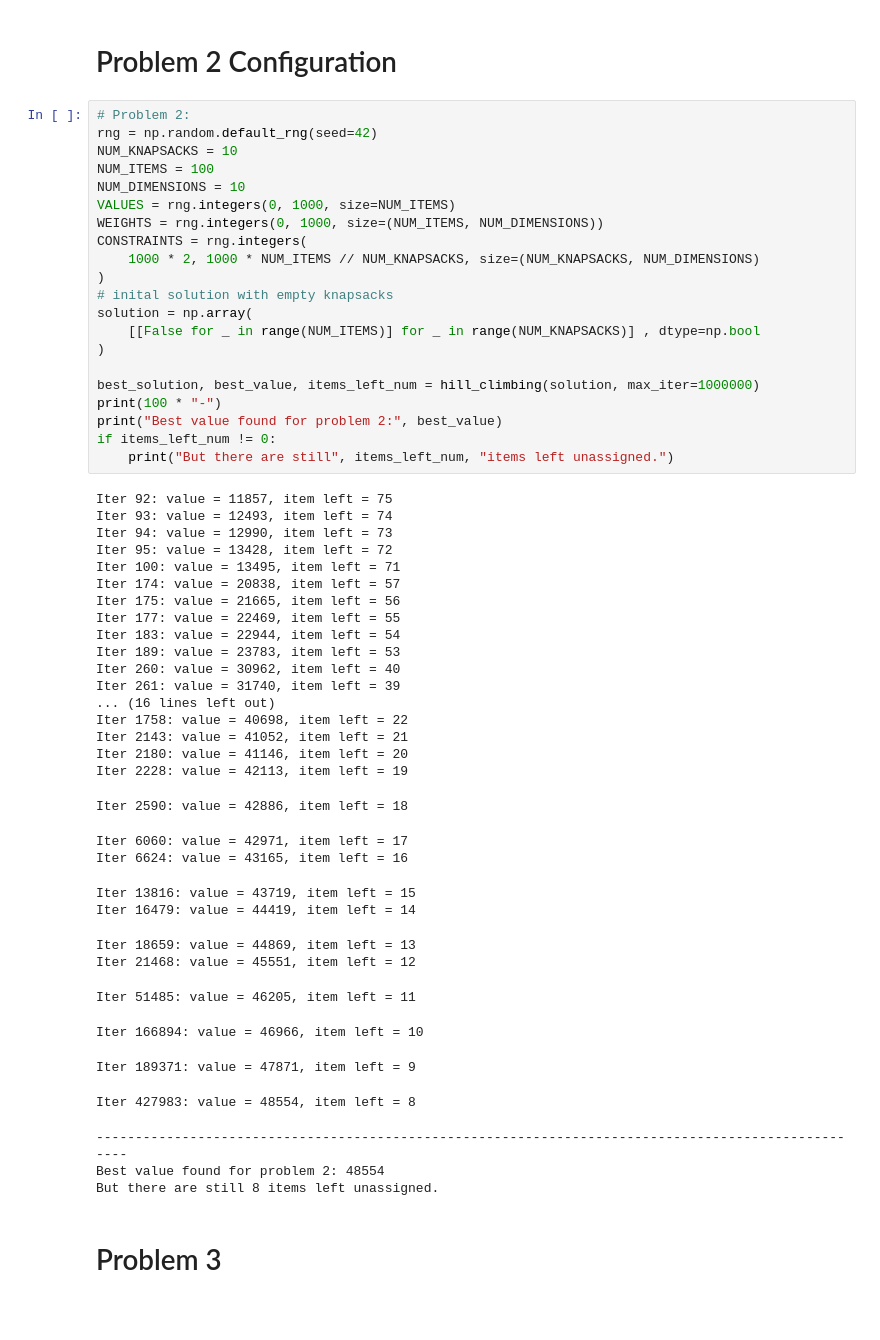
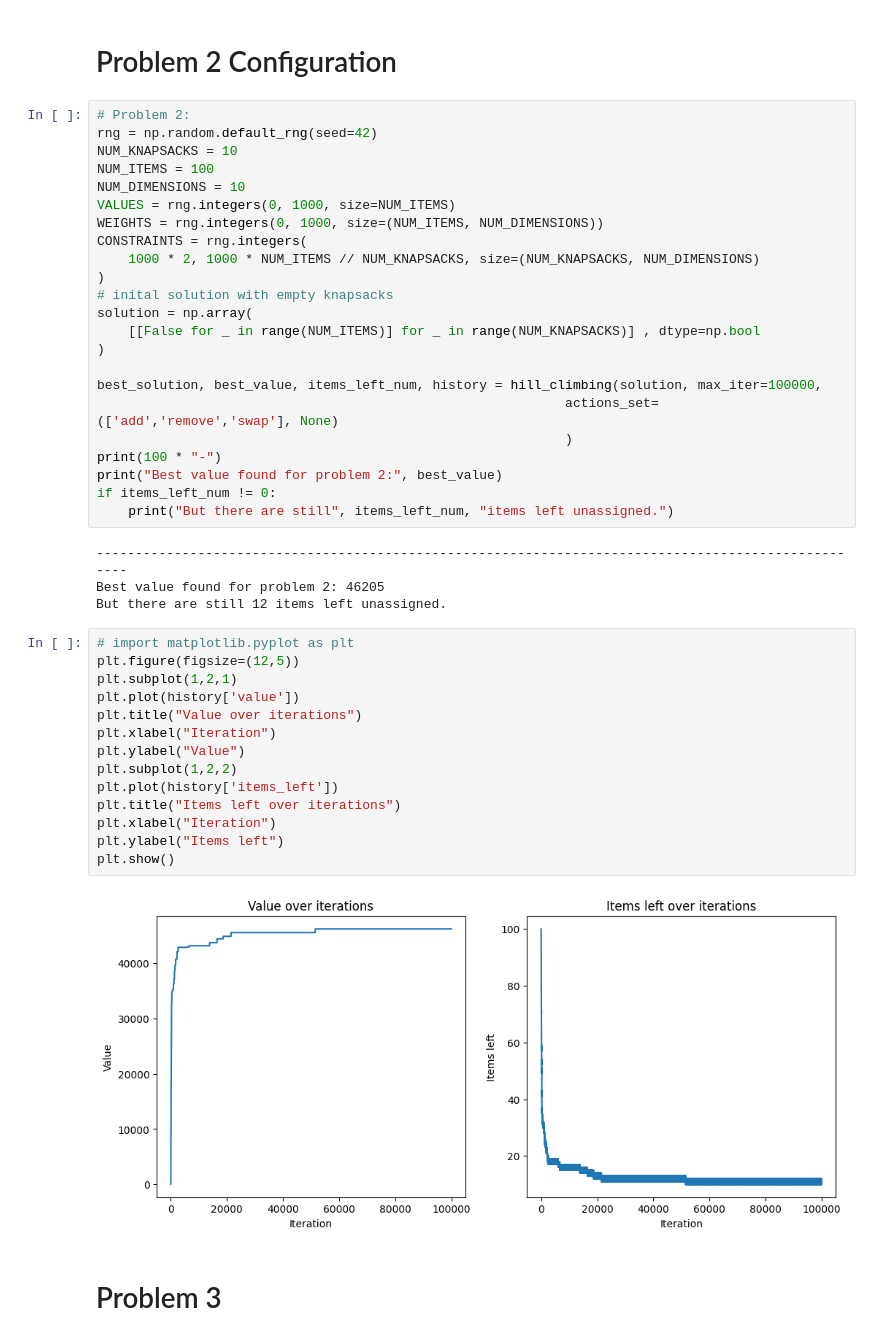
Before and after one commit to MahmoudAMahrous/CI2025_lab1_review_sina, a Jupyter notebook: knapsak.ipynb, the cells around one changed output. Drawn from its saved outputs; the diff is of its cells as text; blank space fills up the shorter version.

```diff
--- a/knapsak.ipynb
+++ b/knapsak.ipynb
@@ -263,43 +246,33 @@ solution = np.array(
     [[False for _ in range(NUM_ITEMS)] for _ in range(NUM_KNAPSACKS)] , dtype=np.bool
 )
 
-best_solution, best_value, items_left_num = hill_climbing(solution, max_iter=1000000)
+best_solution, best_value, items_left_num, history = hill_climbing(solution, max_iter=100000,
+                                                            actions_set=(['add','remove','swap'], None)
+                                                            )
 print(100 * "-")
 print("Best value found for problem 2:", best_value)
 if items_left_num != 0:
     print("But there are still", items_left_num, "items left unassigned.")
 # %% [output]
-Iter 92: value = 11857, item left = 75
-Iter 93: value = 12493, item left = 74
-Iter 94: value = 12990, item left = 73
-Iter 95: value = 13428, item left = 72
-Iter 100: value = 13495, item left = 71
-Iter 174: value = 20838, item left = 57
-Iter 175: value = 21665, item left = 56
-Iter 177: value = 22469, item left = 55
-Iter 183: value = 22944, item left = 54
-Iter 189: value = 23783, item left = 53
-Iter 260: value = 30962, item left = 40
-Iter 261: value = 31740, item left = 39
-... (16 lines left out)
-Iter 1758: value = 40698, item left = 22
-Iter 2143: value = 41052, item left = 21
-Iter 2180: value = 41146, item left = 20
-Iter 2228: value = 42113, item left = 19
+----------------------------------------------------------------------------------------------------
+Best value found for problem 2: 46205
+But there are still 12 items left unassigned.
-Iter 2590: value = 42886, item left = 18
-Iter 6060: value = 42971, item left = 17
-Iter 6624: value = 43165, item left = 16
-Iter 13816: value = 43719, item left = 15
-Iter 16479: value = 44419, item left = 14
-Iter 18659: value = 44869, item left = 13
-Iter 21468: value = 45551, item left = 12
-Iter 51485: value = 46205, item left = 11
-Iter 166894: value = 46966, item left = 10
-Iter 189371: value = 47871, item left = 9
-Iter 427983: value = 48554, item left = 8
-----------------------------------------------------------------------------------------------------
-Best value found for problem 2: 48554
-But there are still 8 items left unassigned.
+# %%
+# import matplotlib.pyplot as plt
+plt.figure(figsize=(12,5))
+plt.subplot(1,2,1)
+plt.plot(history['value'])
+plt.title("Value over iterations")
+plt.xlabel("Iteration")
+plt.ylabel("Value")
+plt.subplot(1,2,2)
+plt.plot(history['items_left'])
+plt.title("Items left over iterations")
+plt.xlabel("Iteration")
+plt.ylabel("Items left")
+plt.show()
+# %% [output]
+[figure, added]
 # %% [markdown]
 # Problem 3
 # %%
```
Also changed, not shown: parts of 19 cells of this notebook.
